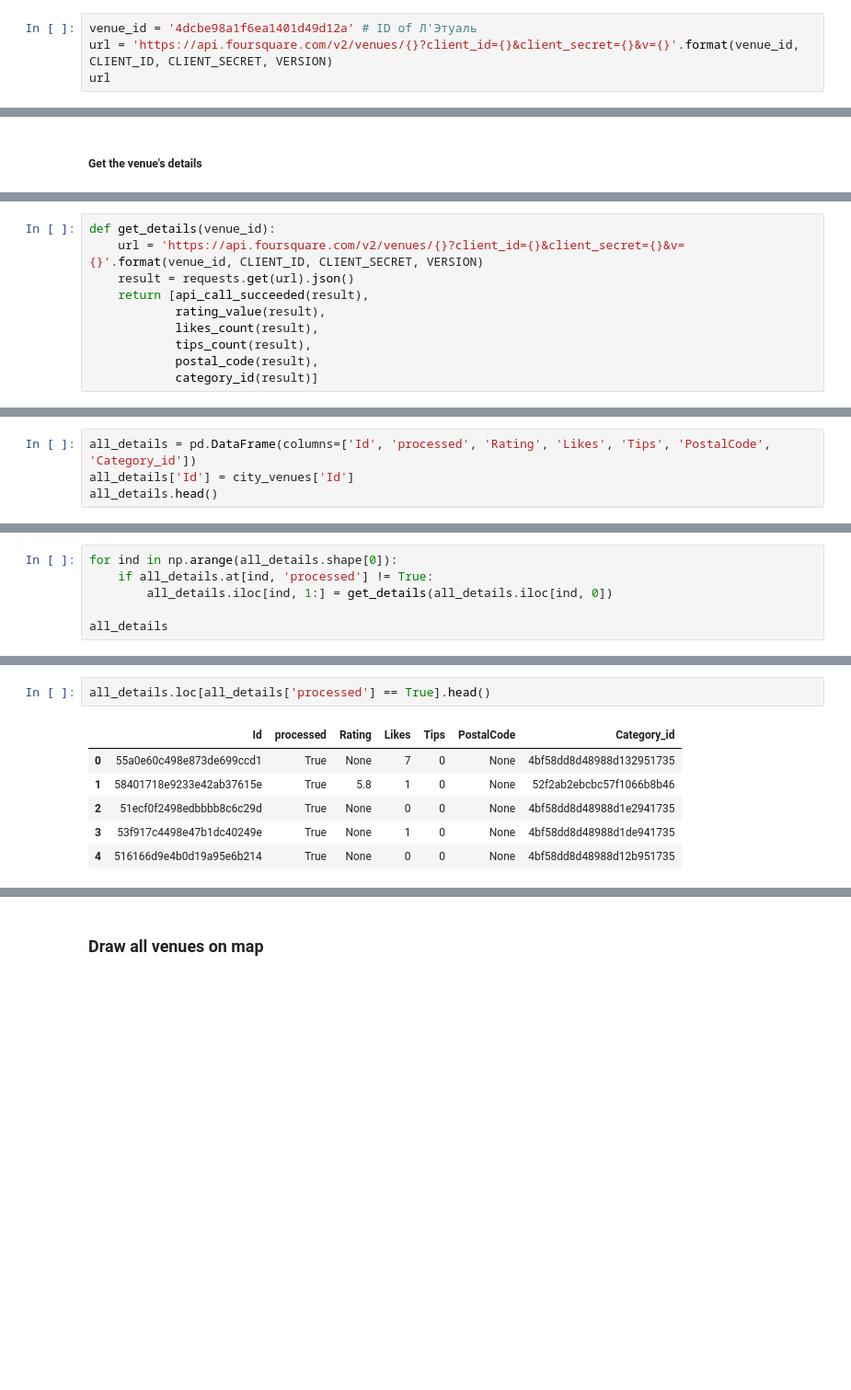
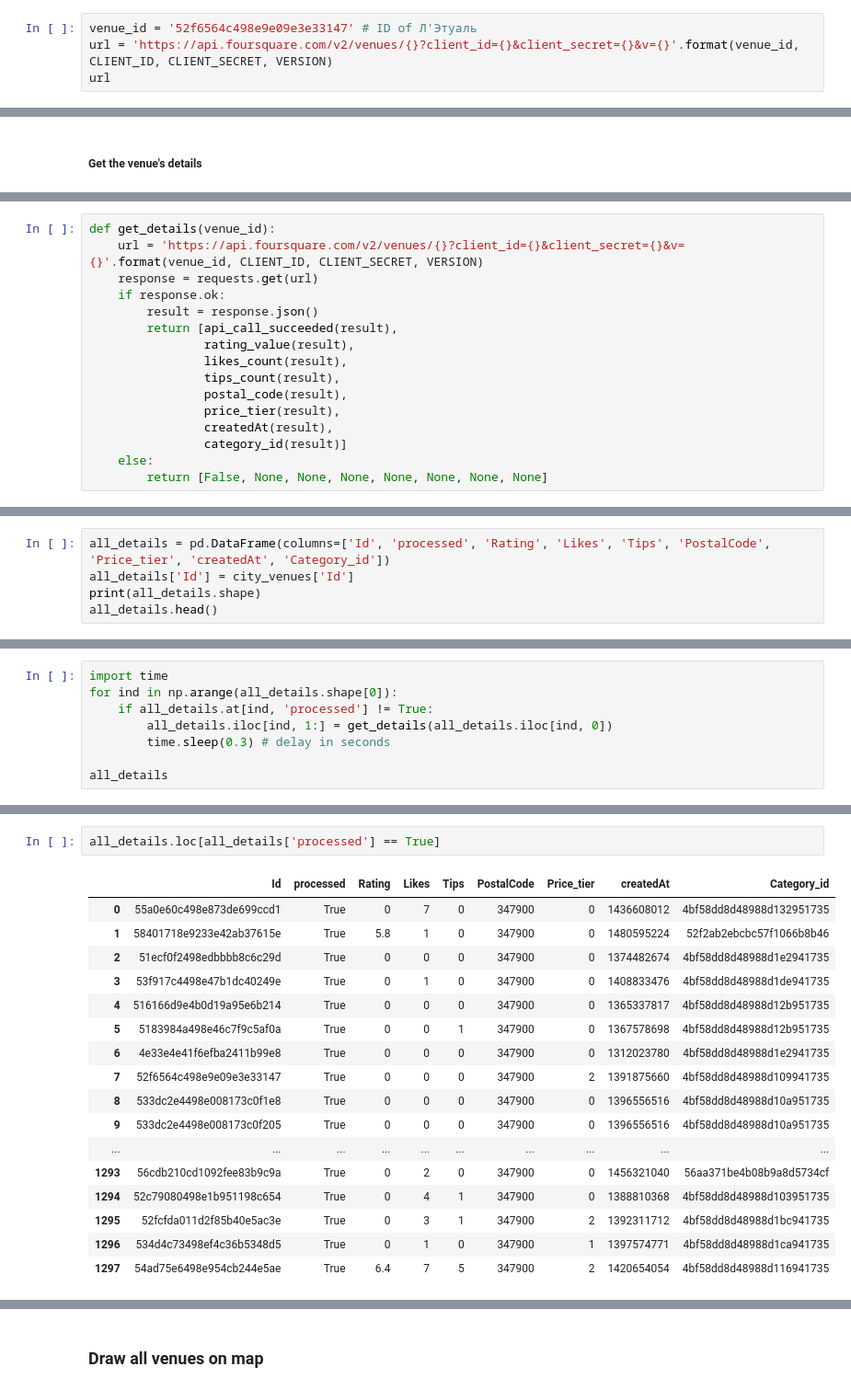
Before and after one commit to Pol75/Coursera_Capstone, a Jupyter notebook: capstone_draft.ipynb, the cells around one changed output, grey strips where cells are left out. Shown at 92% size. Cells and saved outputs as stored; diff of their text form; blank space fills up the shorter version.

```diff
--- a/capstone_draft.ipynb
+++ b/capstone_draft.ipynb
@@ -226,7 +228,7 @@ map_tag
 # %% [markdown]
 ### Get detailed information about each venue
 # %%
-venue_id = '4dcbe98a1f6ea1401d49d12a' # ID of Л'Этуаль
+venue_id = '52f6564c498e9e09e3e33147' # ID of Л'Этуаль
 url = 'https://api.foursquare.com/v2/venues/{}?client_id={}&client_secret={}&v={}'.format(venue_id, CLIENT_ID, CLIENT_SECRET, VERSION)
 url
 # %% [output]
@@ -292,10 +303,16 @@ cat_id: 4bf58dd8d48988d137941735
 # %%
 def get_details(venue_id):
     url = 'https://api.foursquare.com/v2/venues/{}?client_id={}&client_secret={}&v={}'.format(venue_id, CLIENT_ID, CLIENT_SECRET, VERSION)
-    result = requests.get(url).json()
-    return [api_call_succeeded(result),
-            rating_value(result),
-            likes_count(result),
-            tips_count(result),
-            postal_code(result),
-            category_id(result)]
+    response = requests.get(url)
+    if response.ok:
+        result = response.json()
+        return [api_call_succeeded(result),
+                rating_value(result),
+                likes_count(result),
+                tips_count(result),
+                postal_code(result),
+                price_tier(result),
+                createdAt(result),
+                category_id(result)]
+    else:
+        return [False, None, None, None, None, None, None, None]
@@ -302,5 +321,6 @@ def get_details(venue_id):
 # %%
-all_details = pd.DataFrame(columns=['Id', 'processed', 'Rating', 'Likes', 'Tips', 'PostalCode', 'Category_id'])
+all_details = pd.DataFrame(columns=['Id', 'processed', 'Rating', 'Likes', 'Tips', 'PostalCode', 'Price_tier', 'createdAt', 'Category_id'])
 all_details['Id'] = city_venues['Id']
+print(all_details.shape)
 all_details.head()
 # %% [output]
@@ -313,7 +336,9 @@ all_details.head()
 # %%
+import time
 for ind in np.arange(all_details.shape[0]):
     if all_details.at[ind, 'processed'] != True:
         all_details.iloc[ind, 1:] = get_details(all_details.iloc[ind, 0])
+        time.sleep(0.3) # delay in seconds
 
 all_details
 # %% [output]
@@ -321,9 +363,20 @@ KeyError: 'venue'
 # %%
-all_details.loc[all_details['processed'] == True].head()
+all_details.loc[all_details['processed'] == True]
 # %% [output]
-|  | Id | processed | Rating | Likes | Tips | PostalCode | Category_id |
-| 0 | 55a0e60c498e873de699ccd1 | True | None | 7 | 0 | None | 4bf58dd8d48988d132951735 |
-| 1 | 58401718e9233e42ab37615e | True | 5.8 | 1 | 0 | None | 52f2ab2ebcbc57f1066b8b46 |
-| 2 | 51ecf0f2498edbbbb8c6c29d | True | None | 0 | 0 | None | 4bf58dd8d48988d1e2941735 |
-| 3 | 53f917c4498e47b1dc40249e | True | None | 1 | 0 | None | 4bf58dd8d48988d1de941735 |
-| 4 | 516166d9e4b0d19a95e6b214 | True | None | 0 | 0 | None | 4bf58dd8d48988d12b951735 |
+|  | Id | processed | Rating | Likes | Tips | PostalCode | Price_tier | createdAt | Category_id |
+| 0 | 55a0e60c498e873de699ccd1 | True | 0 | 7 | 0 | 347900 | 0 | 1436608012 | 4bf58dd8d48988d132951735 |
+| 1 | 58401718e9233e42ab37615e | True | 5.8 | 1 | 0 | 347900 | 0 | 1480595224 | 52f2ab2ebcbc57f1066b8b46 |
+| 2 | 51ecf0f2498edbbbb8c6c29d | True | 0 | 0 | 0 | 347900 | 0 | 1374482674 | 4bf58dd8d48988d1e2941735 |
+| 3 | 53f917c4498e47b1dc40249e | True | 0 | 1 | 0 | 347900 | 0 | 1408833476 | 4bf58dd8d48988d1de941735 |
+| 4 | 516166d9e4b0d19a95e6b214 | True | 0 | 0 | 0 | 347900 | 0 | 1365337817 | 4bf58dd8d48988d12b951735 |
+| 5 | 5183984a498e46c7f9c5af0a | True | 0 | 0 | 1 | 347900 | 0 | 1367578698 | 4bf58dd8d48988d12b951735 |
+| 6 | 4e33e4e41f6efba2411b99e8 | True | 0 | 0 | 0 | 347900 | 0 | 1312023780 | 4bf58dd8d48988d1e2941735 |
+| 7 | 52f6564c498e9e09e3e33147 | True | 0 | 0 | 0 | 347900 | 2 | 1391875660 | 4bf58dd8d48988d109941735 |
+| 8 | 533dc2e4498e008173c0f1e8 | True | 0 | 0 | 0 | 347900 | 0 | 1396556516 | 4bf58dd8d48988d10a951735 |
+| 9 | 533dc2e4498e008173c0f205 | True | 0 | 0 | 0 | 347900 | 0 | 1396556516 | 4bf58dd8d48988d10a951735 |
+| ... | ... | ... | ... | ... | ... | ... | ... | ... | ... |
+| 1293 | 56cdb210cd1092fee83b9c9a | True | 0 | 2 | 0 | 347900 | 0 | 1456321040 | 56aa371be4b08b9a8d5734cf |
+| 1294 | 52c79080498e1b951198c654 | True | 0 | 4 | 1 | 347900 | 0 | 1388810368 | 4bf58dd8d48988d103951735 |
+| 1295 | 52fcfda011d2f85b40e5ac3e | True | 0 | 3 | 1 | 347900 | 2 | 1392311712 | 4bf58dd8d48988d1bc941735 |
+| 1296 | 534d4c73498ef4c36b5348d5 | True | 0 | 1 | 0 | 347900 | 1 | 1397574771 | 4bf58dd8d48988d1ca941735 |
+| 1297 | 54ad75e6498e954cb244e5ae | True | 6.4 | 7 | 5 | 347900 | 2 | 1420654054 | 4bf58dd8d48988d116941735 |
```
Also changed, not shown: parts of 15 cells of this notebook.
